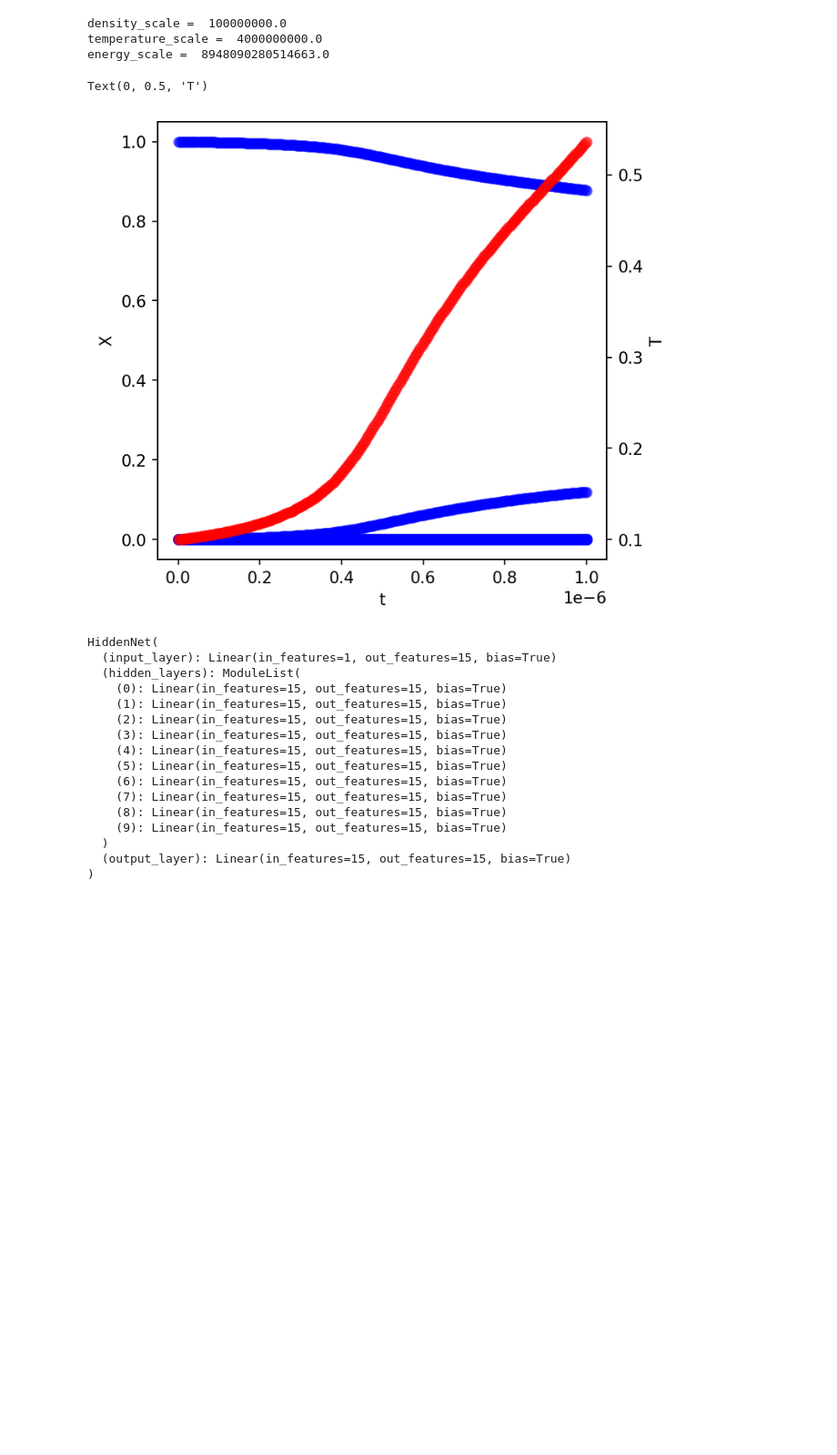
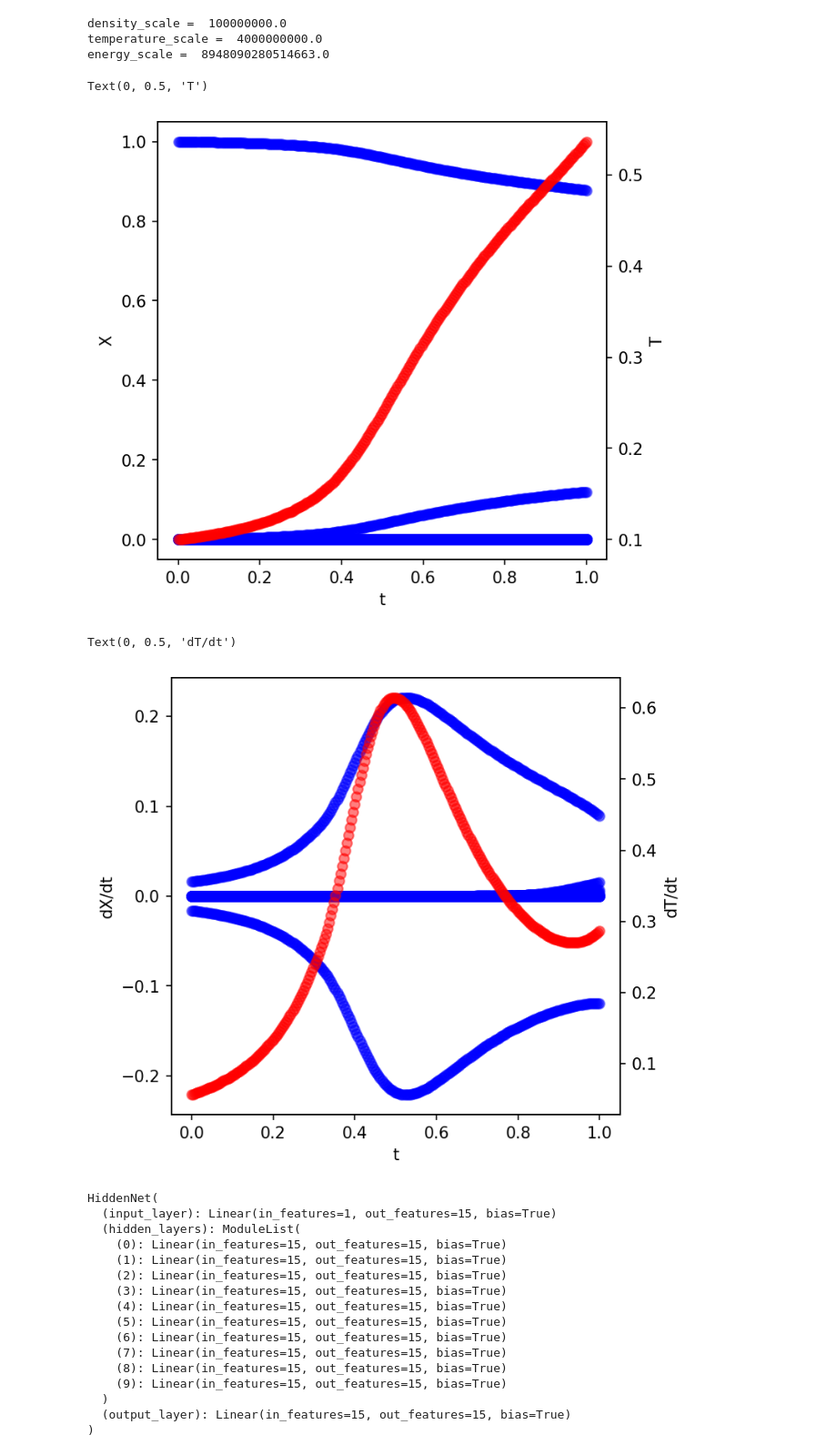
Before and after one commit to AMReX-Astro/ml-reactions, a Jupyter notebook: starkiller/StarKiller.ipynb, the cells around one changed output. Shown at 91% size. Cells and saved outputs as stored; diff of their text form; code cells hidden in the pictures; blank space fills up the shorter version.

Commit message:
get the starkiller interface to aprox13 working -- had to fix issues with time, temperature scale factors in the rhs.

```diff
--- a/starkiller/StarKiller.ipynb
+++ b/starkiller/StarKiller.ipynb
@@ -31,8 +31,10 @@ use_cuda=True
 dens = 1.0e8
 temp = 4.0e8
 xhe = 1.0
-end_time = 1.0e-6
 
+end_time = 1.0
+
+time_scale = 1.0e-6
 density_scale = dens
 temperature_scale = temp * 10
 
@@ -84,7 +86,7 @@ def sol(t):
         state_in.state.xn[network.species_map["he4"]] = xhe
 
         # integrate to get the output state
-        state_out = integrator.integrate(state_in, time)
+        state_out = integrator.integrate(state_in, time * time_scale)
 
         # set the solution values
         for n in range(network.nspec):
@@ -95,6 +97,9 @@ def sol(t):
     return y
 # %%
 # get the solution rhs given y
+# scaled solution: ys = y / y_scale
+# scaled time: ts = t / t_scale
+# f = dys/dts = (dy/y_scale) / (dt/t_scale) = (dy/dt) * (t_scale / y_scale)
 def rhs(y):
     dydt = torch.zeros(NumSamples, network.nspec+2)
 
@@ -104,11 +109,11 @@ def rhs(y):
 
         # set density & temperature
         state.state.rho = dens
-        state.state.t = yi[network.net_itemp]
+        state.state.t = max(yi[network.net_itemp] * temperature_scale, 0.0)
 
         # mass fractions
         for n in range(network.nspec):
-            state.state.xn[n] = yi[n]
+            state.state.xn[n] = max(yi[n], 0.0)
 
         # evaluate the rhs
         network.rhs(state)
@@ -116,14 +121,14 @@ def rhs(y):
         # get rhs
         f = network.rhs_to_x(state.ydot)
         for n in range(network.nspec):
-            dydt[i][n] = f[n]
+            dydt[i][n] = f[n] * time_scale
 
-        dydt[i][network.net_itemp] = f[network.net_itemp] / temperature_scale
-        dydt[i][network.net_ienuc] = f[network.net_ienuc] / energy_scale
+        dydt[i][network.net_itemp] = f[network.net_itemp] * time_scale / temperature_scale
+        dydt[i][network.net_ienuc] = f[network.net_ienuc] * time_scale / energy_scale
 
     return dydt
 # %%
-x = torch.unsqueeze(torch.linspace(0, end_time, NumSamples, requires_grad=True), dim=1)
+x = torch.unsqueeze(torch.linspace(0, 1.0, NumSamples, requires_grad=True), dim=1)
 x_test = torch.unsqueeze(torch.rand(NumSamples, requires_grad=True), dim=1) * end_time
 
 # get the truth solution as a function of x
@@ -174,7 +179,25 @@ axis.set_xlabel("t")
 axis_t.set_ylabel("T")
 # %% [output]
 Text(0, 0.5, 'T')
-[figure, old version]
+[figure, new version]
+# %%
+# plot the truth rhs
+fig, axis = plt.subplots(figsize=(5,5), dpi=150)
+axis_t = axis.twinx()
+
+for n in range(network.nspec):
+    axis.scatter(xnp, fnp[:,n],
+                 color='blue', alpha=0.5)
+
+axis_t.scatter(xnp, fnp[:,network.net_itemp],
+               color='red', alpha=0.5)
+
+axis.set_ylabel("dX/dt")
+axis.set_xlabel("t")
+axis_t.set_ylabel("dT/dt")
+# %% [output]
+Text(0, 0.5, 'dT/dt')
+[figure, added]
 # %%
 class HiddenNet(nn.Module):
     def __init__(self, n_independent, n_dependent,
```
Also changed, not shown: parts of 7 cells of this notebook.
